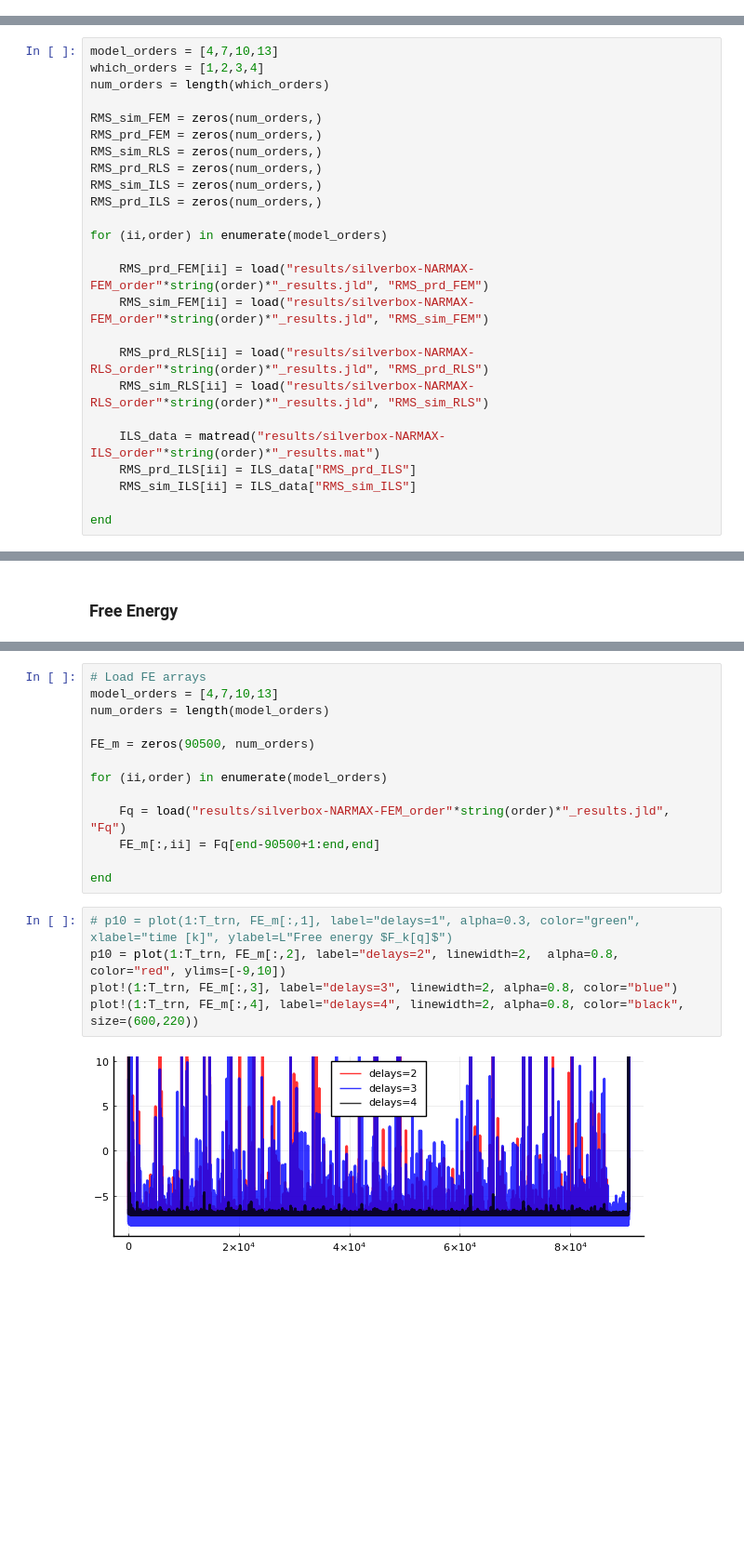
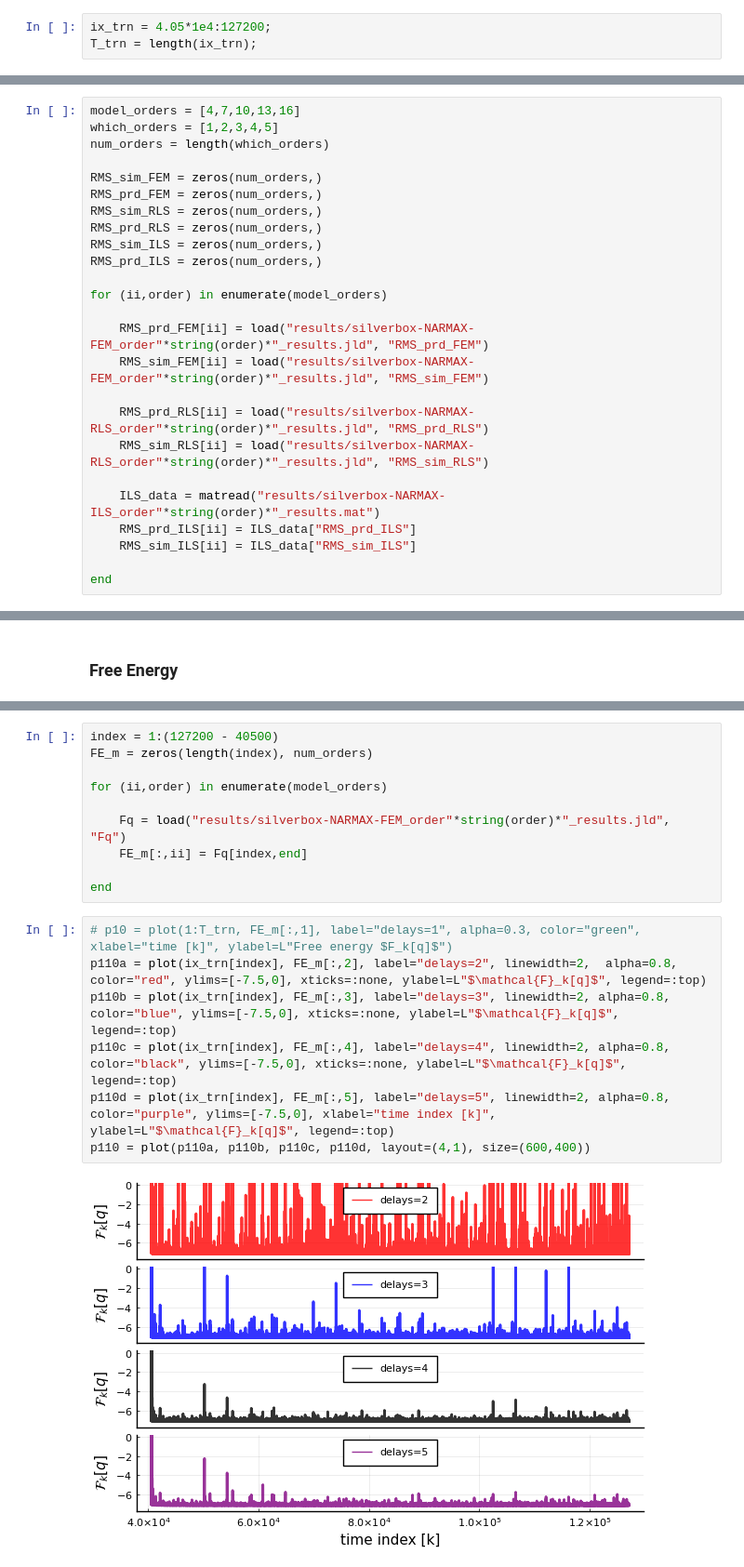
Before and after one commit to biaslab/ACC2022-vmpNARMAX, a Jupyter notebook: experiments-validation/collect-results.ipynb, the cells around one changed output, grey strips where cells are left out. Shown: that part at 93% size. Saved outputs shown, nothing was run; the diff lists cells and outputs as text; blank space fills up the shorter version.

Commit message:
Redid FE visualizations for final update to submission.

```diff
--- a/experiments-validation/collect-results.ipynb
+++ b/experiments-validation/collect-results.ipynb
@@ -18,8 +18,11 @@ T_trn = length(4.05*1e4:131072);
+# %%
+ix_trn = 4.05*1e4:127200;
+T_trn = length(ix_trn);
 # %% [markdown]
 ### Root Mean Squared Error
 # %%
-model_orders = [4,7,10,13]
-which_orders = [1,2,3,4]
+model_orders = [4,7,10,13,16]
+which_orders = [1,2,3,4,5]
 num_orders = length(which_orders)
 
 RMS_sim_FEM = zeros(num_orders,)
@@ -67,21 +68,20 @@ T_trn+4
 # %%
-# Load FE arrays
-model_orders = [4,7,10,13]
-num_orders = length(model_orders)
-
-FE_m = zeros(90500, num_orders)
+index = 1:(127200 - 40500)
+FE_m = zeros(length(index), num_orders)
 
 for (ii,order) in enumerate(model_orders)
 
     Fq = load("results/silverbox-NARMAX-FEM_order"*string(order)*"_results.jld", "Fq")
-    FE_m[:,ii] = Fq[end-90500+1:end,end]
+    FE_m[:,ii] = Fq[index,end]
 
 end
 # %%
 # p10 = plot(1:T_trn, FE_m[:,1], label="delays=1", alpha=0.3, color="green", xlabel="time [k]", ylabel=L"Free energy $F_k[q]$")
-p10 = plot(1:T_trn, FE_m[:,2], label="delays=2", linewidth=2,  alpha=0.8, color="red", ylims=[-9,10])
-plot!(1:T_trn, FE_m[:,3], label="delays=3", linewidth=2, alpha=0.8, color="blue")
-plot!(1:T_trn, FE_m[:,4], label="delays=4", linewidth=2, alpha=0.8, color="black", size=(600,220))
+p110a = plot(ix_trn[index], FE_m[:,2], label="delays=2", linewidth=2,  alpha=0.8, color="red", ylims=[-7.5,0], xticks=:none, ylabel=L"$\mathcal{F}_k[q]$", legend=:top)
+p110b = plot(ix_trn[index], FE_m[:,3], label="delays=3", linewidth=2, alpha=0.8, color="blue", ylims=[-7.5,0], xticks=:none, ylabel=L"$\mathcal{F}_k[q]$", legend=:top)
+p110c = plot(ix_trn[index], FE_m[:,4], label="delays=4", linewidth=2, alpha=0.8, color="black", ylims=[-7.5,0], xticks=:none, ylabel=L"$\mathcal{F}_k[q]$", legend=:top)
+p110d = plot(ix_trn[index], FE_m[:,5], label="delays=5", linewidth=2, alpha=0.8, color="purple", ylims=[-7.5,0], xlabel="time index [k]", ylabel=L"$\mathcal{F}_k[q]$", legend=:top)
+p110 = plot(p110a, p110b, p110c, p110d, layout=(4,1), size=(600,400))
 # %% [output]
-[figure, old version]
+[figure, new version]
 # %%
```
Also changed, not shown: parts of 11 cells of this notebook.
